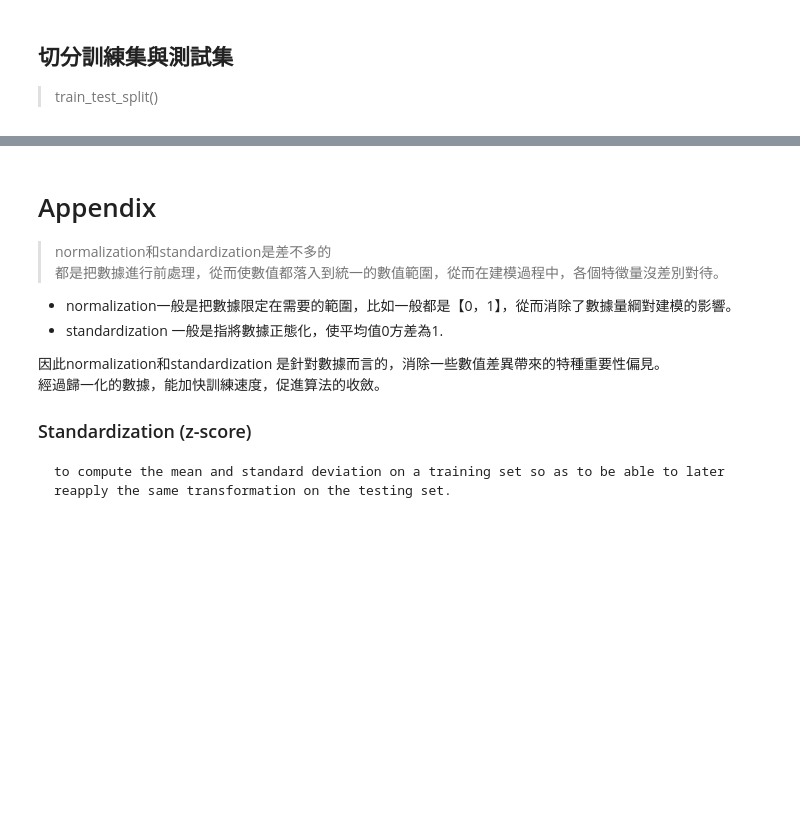
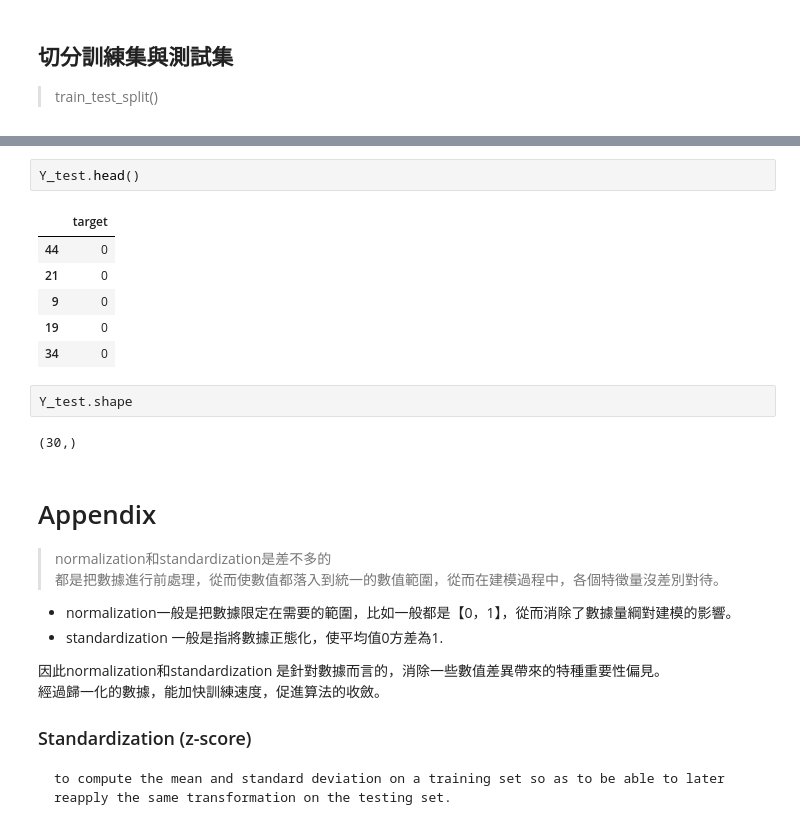
Before and after one commit to chiangmengche/IMLP449, a Jupyter notebook: Unit03/6_scikit_learn_Basic_實戰.ipynb, the cells around one changed output, grey strips where cells are left out. Cells and saved outputs as stored; diff of their text form; blank space fills up the shorter version.

```diff
--- a/Unit03/6_scikit_learn_Basic_實戰.ipynb
+++ b/Unit03/6_scikit_learn_Basic_實戰.ipynb
@@ -202,3 +236,16 @@ X_test.head()
+# %%
+Y_test.head()
+# %% [output]
+|  | target |
+| 44 | 0 |
+| 21 | 0 |
+| 9 | 0 |
+| 19 | 0 |
+| 34 | 0 |
+# %%
+Y_test.shape
+# %% [output]
+(30,)
 # %% [markdown]
 # Appendix
 
```
Also changed, not shown: parts of 24 cells of this notebook.
